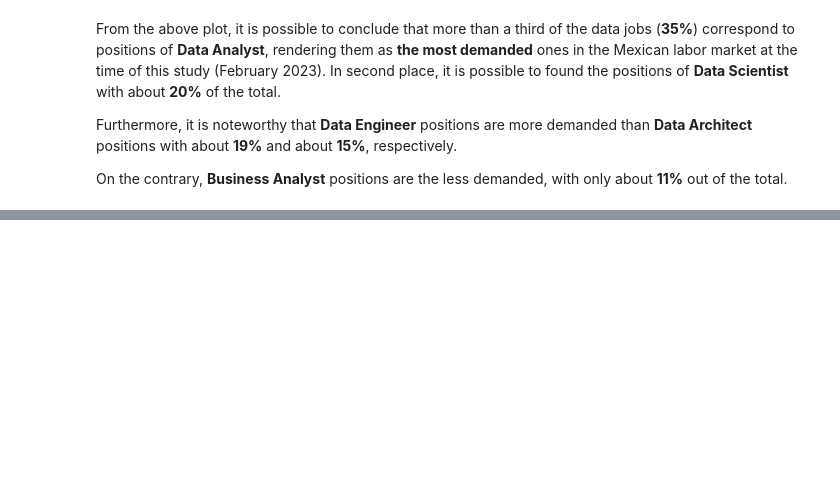
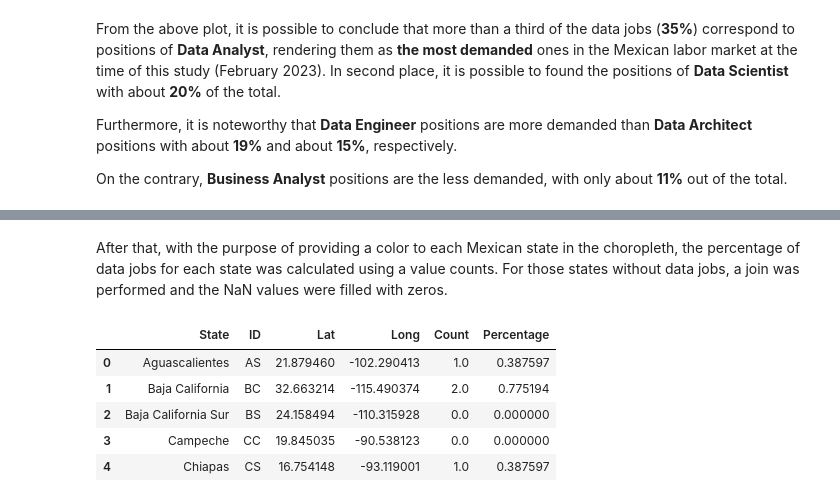
Before and after one commit to DanielEduardoLopez/DataJobs-MX2023, a Jupyter notebook: 2_DataJobsMX2023_DataAnalysis.ipynb, the cells around one changed output, grey strips where cells are left out. Saved outputs shown, nothing was run; the diff lists cells and outputs as text; code cells hidden in the pictures; blank space fills up the shorter version.

```diff
--- a/2_DataJobsMX2023_DataAnalysis.ipynb
+++ b/2_DataJobsMX2023_DataAnalysis.ipynb
@@ -808,0 +866,18 @@ On the contrary, **Business Analyst** positions are the less demanded, with only
+# %% [markdown]
+After that, with the purpose of providing a color to each Mexican state in the choropleth, the percentage of data jobs for each state was calculated using a value counts. For those states without data jobs, a join was performed and the NaN values were filled with zeros.
+# %%
+# Calculating the Demand Percentage per State
+
+demand_by_state_df = pd.DataFrame(df['Location'].value_counts())
+total = sum(demand_by_state_df['Location'])
+demand_by_state_df['Percentage'] = (demand_by_state_df['Location']) / total *100
+demand_by_state_df = demand_by_state_df.reset_index().rename(columns={"index": "State", "Location": "Count"})
+demand_by_state_df = states_df.merge(demand_by_state_df, left_on='State', right_on='State', how = 'outer').fillna(0)
+demand_by_state_df.head()
+# %% [output]
+|  | State | ID | Lat | Long | Count | Percentage |
+| 0 | Aguascalientes | AS | 21.879460 | -102.290413 | 1.0 | 0.387597 |
+| 1 | Baja California | BC | 32.663214 | -115.490374 | 2.0 | 0.775194 |
+| 2 | Baja California Sur | BS | 24.158494 | -110.315928 | 0.0 | 0.000000 |
+| 3 | Campeche | CC | 19.845035 | -90.538123 | 0.0 | 0.000000 |
+| 4 | Chiapas | CS | 16.754148 | -93.119001 | 1.0 | 0.387597 |
```
Also changed, not shown: parts of 15 cells of this notebook.
